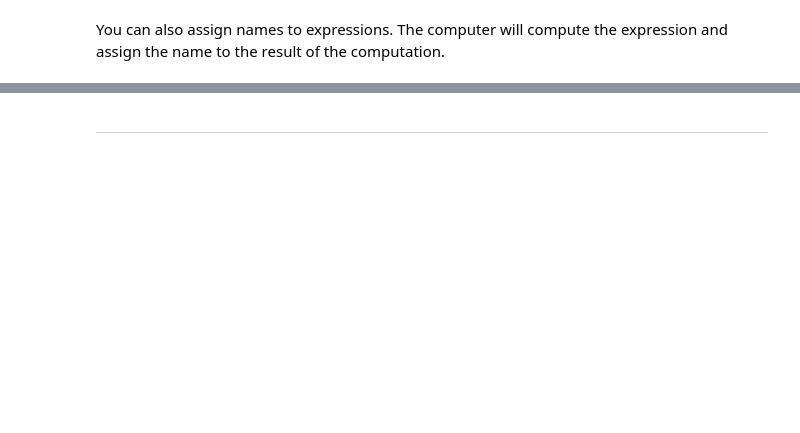
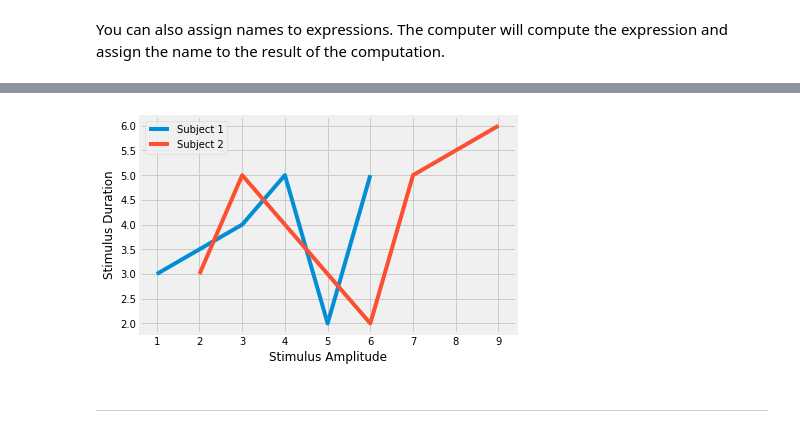
Before and after one commit to ds-modules/MCB-32, a Jupyter notebook: lab04/lab04.ipynb, the cells around one changed output, grey strips where cells are left out. Saved outputs shown, nothing was run; the diff lists cells and outputs as text; code cells hidden in the pictures; blank space fills up the shorter version.

```diff
--- a/lab04/lab04.ipynb
+++ b/lab04/lab04.ipynb
@@ -237,3 +167,17 @@ As a summary, here are the functions we can use to manipulate tables:
+# %%
+stim_amp1 = [1, 3, 4, 5, 6]
+twitch_dur1 = [3, 4, 5,2 , 5]
+stim_amp2 = [2, 3, 6, 7, 9]
+twitch_dur2 = [3, 5, 2, 5, 6]
+# %%
+plt.plot(stim_amp1, twitch_dur1, label="Subject 1")
+plt.plot(stim_amp2, twitch_dur2, label="Subject 2")
+plt.xlabel("Stimulus Amplitude")
+plt.ylabel("Stimulus Duration")
+plt.legend()
+plt.show()
+# %% [output]
+[figure, added]
 # %% [markdown]
 
 ---
```
Also changed, not shown: parts of 21 cells of this notebook.
